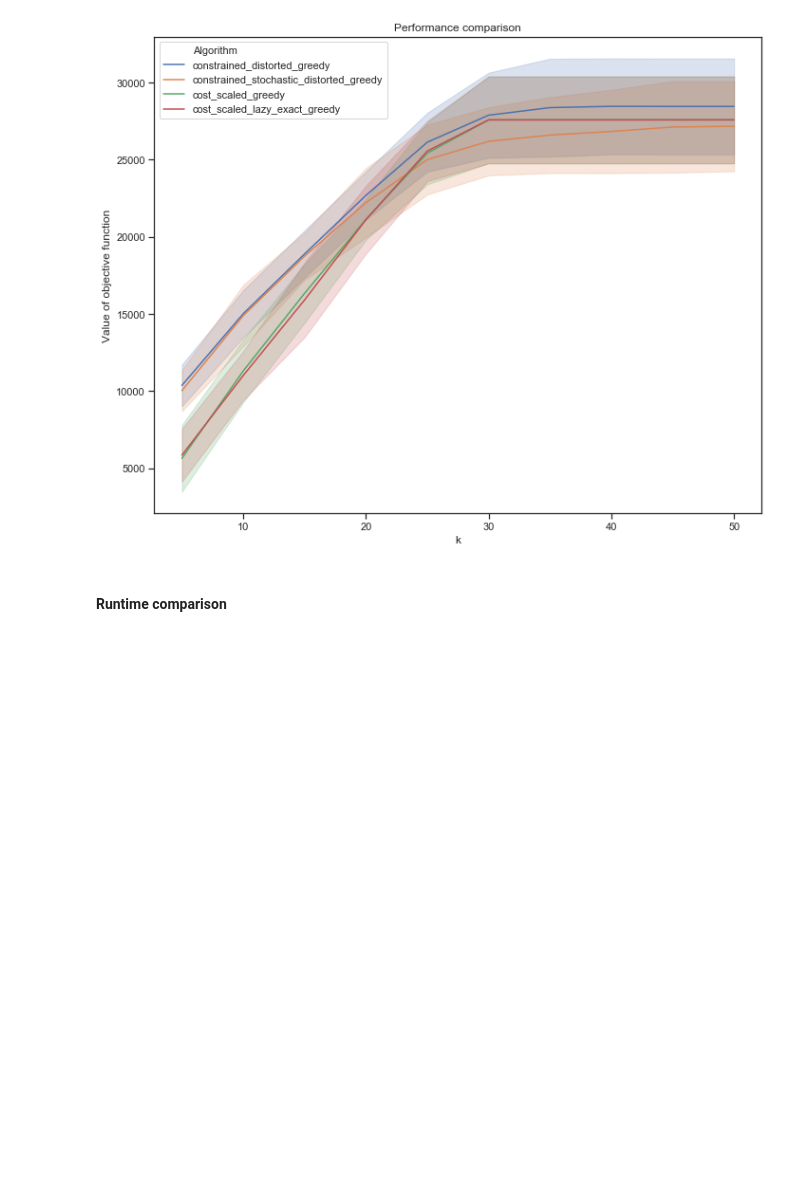
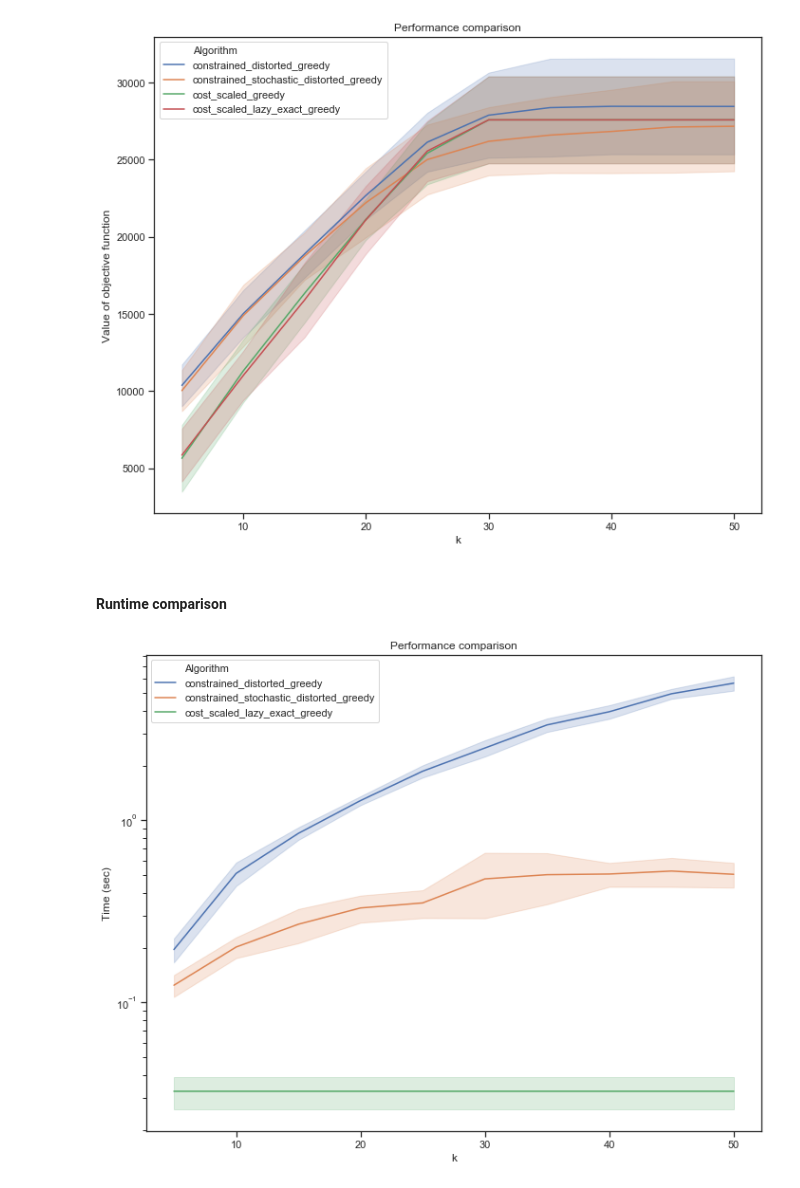
Before and after one commit to smnikolakaki/submodular-linear-cost-maximization, a Jupyter notebook: jupyter/Experiment_constrained_problem.ipynb, the cells around one changed output. Cells and saved outputs as stored; diff of their text form; code cells hidden in the pictures; blank space fills up the shorter version.

```diff
--- a/jupyter/Experiment_constrained_problem.ipynb
+++ b/jupyter/Experiment_constrained_problem.ipynb
@@ -108,11 +108,12 @@ def plot_performance_comparison(df):
 # %%
 df = df[(df.Algorithm == 'constrained_distorted_greedy')
         |(df.Algorithm == 'constrained_stochastic_distorted_greedy')
-        |(df.Algorithm == 'cost_scaled_greedy')
         |(df.Algorithm == 'cost_scaled_lazy_exact_greedy')
     ]
 df0 = df[(df['user_sample_ratio'] == 0.4)]
 
 set_style()
 fig, axes = plot_performance_comparison(df0)
 set_size(fig, 10, 8)
+# %% [output]
+[figure, added]
```
